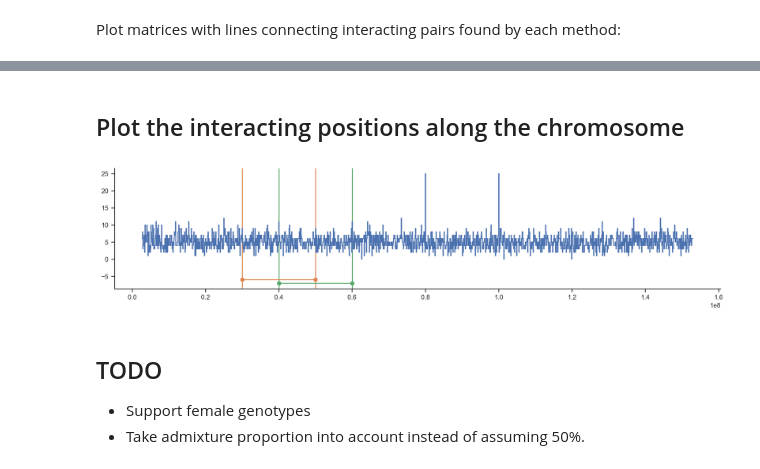
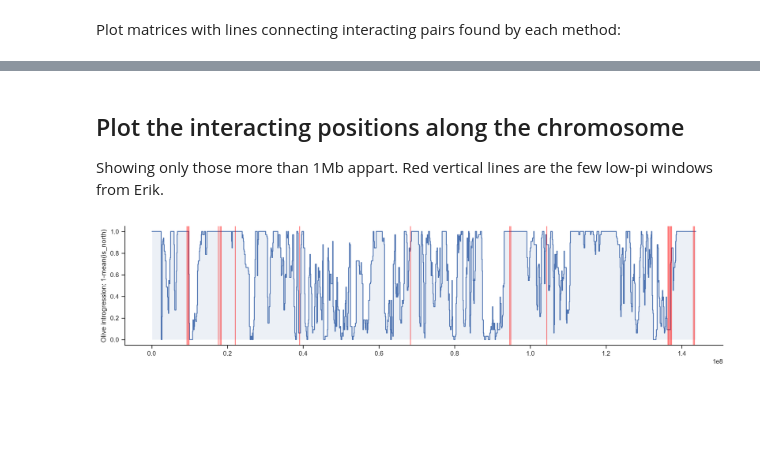
Before and after one commit to kaspermunch/bdmi-simulations, a Jupyter notebook: bitarrays.ipynb, the cells around one changed output, grey strips where cells are left out. Drawn from its saved outputs; the diff is of its cells as text; code cells hidden in the pictures; blank space fills up the shorter version.

```diff
--- a/bitarrays.ipynb
+++ b/bitarrays.ipynb
@@ -101,0 +135,12 @@ df.head()
+# %%
+females = ['Sci_16066', 'Sci_16098', 'Sci_34449', 'Sci_34474', 'Sci_97074', 'PD_0199', 'PD_0200', 'PD_0203',
+           'PD_0205', 'PD_0206', 'PD_0208', 'PD_0209', 'PD_0210', 'PD_0211', 'PD_0212', 'PD_0213', 'PD_0214',
+           'PD_0216', 'PD_0219', 'PD_0221', 'PD_0222', 'PD_0224', 'PD_0225', 'PD_0226', 'PD_0232', 'PD_0237',
+           'PD_0238', 'PD_0239', 'PD_0240', 'PD_0241', 'PD_0243', 'PD_0244', 'PD_0265', 'PD_0270', 'PD_0271',
+           'PD_0272', 'PD_0390', 'PD_0391', 'PD_0392', 'PD_0393', 'PD_0394', 'PD_0492', 'PD_0495', 'PD_0499',
+           'PD_0500', 'PD_0501', 'PD_0503', 'PD_0506', 'PD_0507', 'PD_0509', 'PD_0641', 'PD_0649', 'PD_0651',
+           'PD_0652', 'PD_0653', 'PD_0659', 'PD_0662', 'PD_0674', 'PD_0675', 'PD_0676', 'PD_0677', 'PD_0678',
+           'PD_0680', 'PD_0682', 'PD_0683', 'PD_0685', 'PD_0686', 'PD_0693', 'PD_0694', 'PD_0695', 'PD_0698',
+           'PD_0700', 'PD_0701', 'PD_0708', 'PD_0710', 'PD_0721', 'PD_0724', 'PD_0726', 'PD_0730', 'PD_0736',
+           'PD_0737', 'PD_0738', 'PD_0744', 'PD_0745', 'PD_0754', 'PD_0760', 'PD_0765', 'PD_0769', 'PD_0770',
+           'PD_0772', 'PD_0773', 'PD_0774', 'PD_0781', 'PD_0788', 'PD_0789', 'PD_0790', 'PD_0791', 'PD_0792']
@@ -239,11 +338,3 @@ def compute_matrix(df, stat='proportion_paired'):
 ## Testing it
 # %% [markdown]
 Make a test data frame:
-# %%
-# window_size = 1000000 # 1mb
-window_size = 100000 # 100kb
-# window_size = 10000 # 10kb
-par1_size = 2600000
-nr_indiv = 25
-admix_prop = 0.2
-df = dummy_data(window_size, admix_prop, nr_indiv, par1_size)
@@ -293,29 +397,41 @@ plt.tight_layout()
 # %% [markdown]
 ## Plot the interacting positions along the chromosome
+
+Showing only those more than 1Mb appart. Red vertical lines are the few low-pi windows from Erik.
 # %%
+# xmin, xmax = 23_000_000, 27_000_000
+xmin, xmax = 0, 160_000_000
+min_distance = 1_000_000
+
 plt.figure(figsize=(15, 3))
-plot_df = df.groupby('start').is_north.sum().to_frame('is_north').reset_index()
+plot_df = df.loc[(df.start > xmin) & (df.start < xmax)].groupby('start').is_north.mean().to_frame('is_north').reset_index()
 plot_df['end'] = plot_df.start + window_size
 plot_df = stairs(plot_df)
-plt.plot(plot_df.pos, plot_df.is_north)
+plt.plot(plot_df.pos, 1-plot_df.is_north)
+plt.fill_between(plot_df.pos, 1-plot_df.is_north, 0, alpha=0.1)
+plt.ylabel('Olive introgression: 1-mean(is_north)')
 y = -1
 
 for i, (a, b) in enumerate(pp_interacting_windows):
-    plt.axvline(a*window_size+window_size/2, color=f'C{i+1}', zorder=-1)
-    plt.axvline(b*window_size+window_size/2, color=f'C{i+1}', zorder=-1)
-    plt.plot([a*window_size+window_size/2, b*window_size+window_size/2], [y, y], '-o', color=f'C{i+1}')
-    y -= 1
+    if b - a > min_distance and (xmin < a*100000 < xmax or xmin < b*100000 < xmax):
+        plt.axvline(a*window_size+window_size/2, color=f'C{i+1}', zorder=-1)
+        plt.axvline(b*window_size+window_size/2, color=f'C{i+1}', zorder=-1)
+        plt.plot([a*window_size+window_size/2, b*window_size+window_size/2], [y, y], '-o', color=f'C{i+1}')
+        y -= 1
 y -= 5
 for i, (a, b) in enumerate(mi_interacting_windows):
-    plt.axvline(a*window_size+window_size/2, color=f'C{i+1}', zorder=-1)
-    plt.axvline(b*window_size+window_size/2, color=f'C{i+1}', zorder=-1)
-    plt.plot([a*window_size+window_size/2, b*window_size+window_size/2], [y, y], '-o', color=f'C{i+1}')
+    if b - a > min_distance and (xmin < a*100000 < xmax or xmin < b*100000 < xmax):
+        plt.axvline(a*window_size+window_size/2, color=f'C{i+1}', zorder=-1)
+        plt.axvline(b*window_size+window_size/2, color=f'C{i+1}', zorder=-1)
+        plt.plot([a*window_size+window_size/2, b*window_size+window_size/2], [y, y], '-o', color=f'C{i+1}')
     y -= 1
+
+
+low_pi_windows_from_erik = [9250000, 9500000, 9750000, 17500000, 18000000, 18250000, 22000000,
+                            39000000, 68250000, 94500000, 94750000, 104250000, 136250000, 136500000,
+                            136750000, 137000000, 137250000, 143000000, 143250000]
+[plt.axvline(x+50_000, color='red', alpha=0.5) for x in low_pi_windows_from_erik]
+
 sns.despine()
 # %% [output]
-[figure, old version]
+[figure, new version]
-# %% [markdown]
-## TODO
-
-- Support female genotypes
-- Take admixture proportion into account instead of assuming 50%.
```
Also changed, not shown: parts of 19 cells of this notebook.
